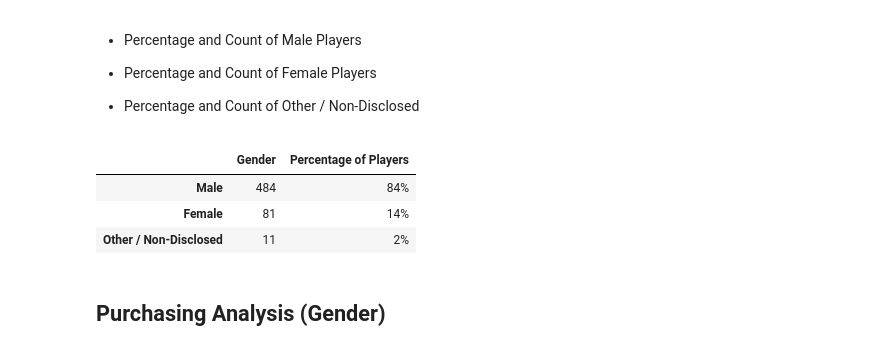
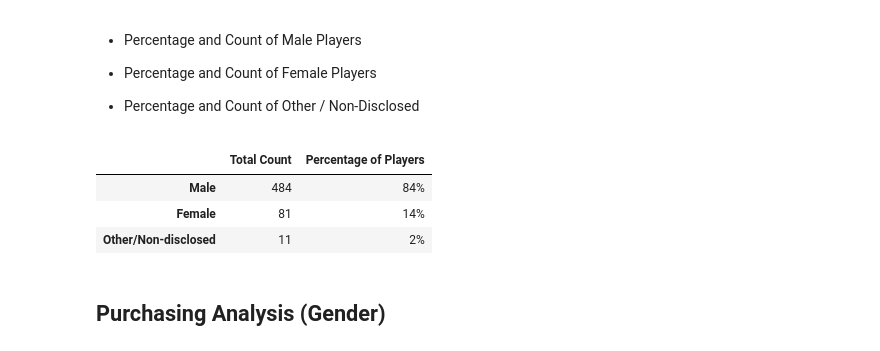
Before and after one commit to adrianstrecker/pandas-challenge, a Jupyter notebook: HeroesOfPymoli_starter.ipynb, the cells around one changed output. Saved outputs shown, nothing was run; the diff lists cells and outputs as text; code cells hidden in the pictures.

```diff
--- a/HeroesOfPymoli_starter.ipynb
+++ b/HeroesOfPymoli_starter.ipynb
@@ -75,23 +75,49 @@ purchase_summary
 
 
 * Percentage and Count of Other / Non-Disclosed
+# %%
+#Get total count of male players--REMOVE DUPLICATES TO GET ACCURATE COUNT
+columns = ["SN", "Gender"]
+
+males = purchase_data.loc[purchase_data["Gender"] == "Male", columns].drop_duplicates()
+
+num_males = len(males)
+
+#Get percentage of players as male
+percent_males = num_males/players
+# %%
+#Get total count of female players--REMOVE DUPLICATES TO GET ACCURATE COUNT
+columns = ["SN", "Gender"]
+
+females = purchase_data.loc[purchase_data["Gender"] == "Female", columns].drop_duplicates()
+
+num_females = len(females)
+
+#Get percentage of players as female
+percent_females = num_females/players
+# %%
+#Get total count of male players--REMOVE DUPLICATES TO GET ACCURATE COUNT
+columns = ["SN", "Gender"]
+
+other = purchase_data.loc[purchase_data["Gender"] == "Other / Non-Disclosed", columns].drop_duplicates()
+
+num_other = len(other)
+
+#Get percentage of players as male
+percent_other = num_other/players
 # %%
-#Create table for gender breakdown
-gender_group = pd.DataFrame(purchase_data[["SN", "Gender"]].drop_duplicates())
-gender_counts = gender_group["Gender"].value_counts()
-
-gender_table = pd.DataFrame(gender_counts)
-#Add percentage
-gender_table["Percentage of Players"] = gender_table["Gender"]/gender_table["Gender"].sum()
-
+#Create summary table for gender analysis\n",
+gender_table = pd.DataFrame({"Total Count": [num_males, num_females, num_other],
+                           "Percentage of Players": [percent_males, percent_females, percent_other]},
+                            index=['Male', 'Female', 'Other/Non-disclosed'])
 #format gender table
 gender_table["Percentage of Players"] = gender_table["Percentage of Players"].astype(float).map("{:.0%}".format)
 gender_table
 # %% [output]
-|  | Gender | Percentage of Players |
+|  | Total Count | Percentage of Players |
 | Male | 484 | 84% |
 | Female | 81 | 14% |
-| Other / Non-Disclosed | 11 | 2% |
+| Other/Non-disclosed | 11 | 2% |
 # %% [markdown]
 
 ## Purchasing Analysis (Gender)
```
Also changed, not shown: parts of 3 cells of this notebook.
